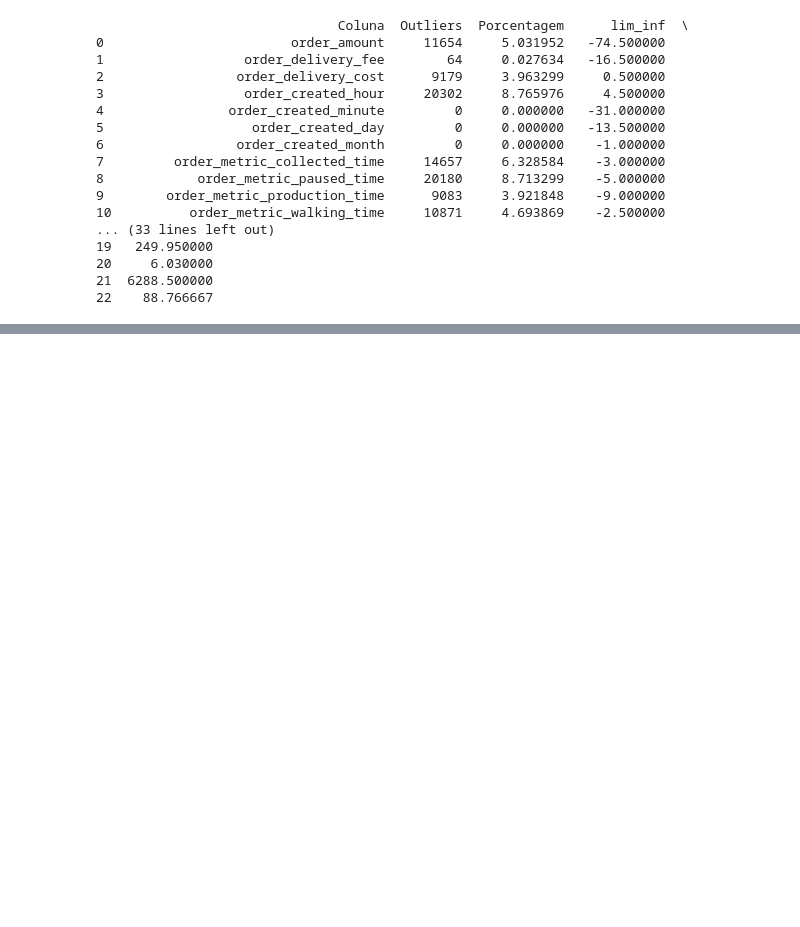
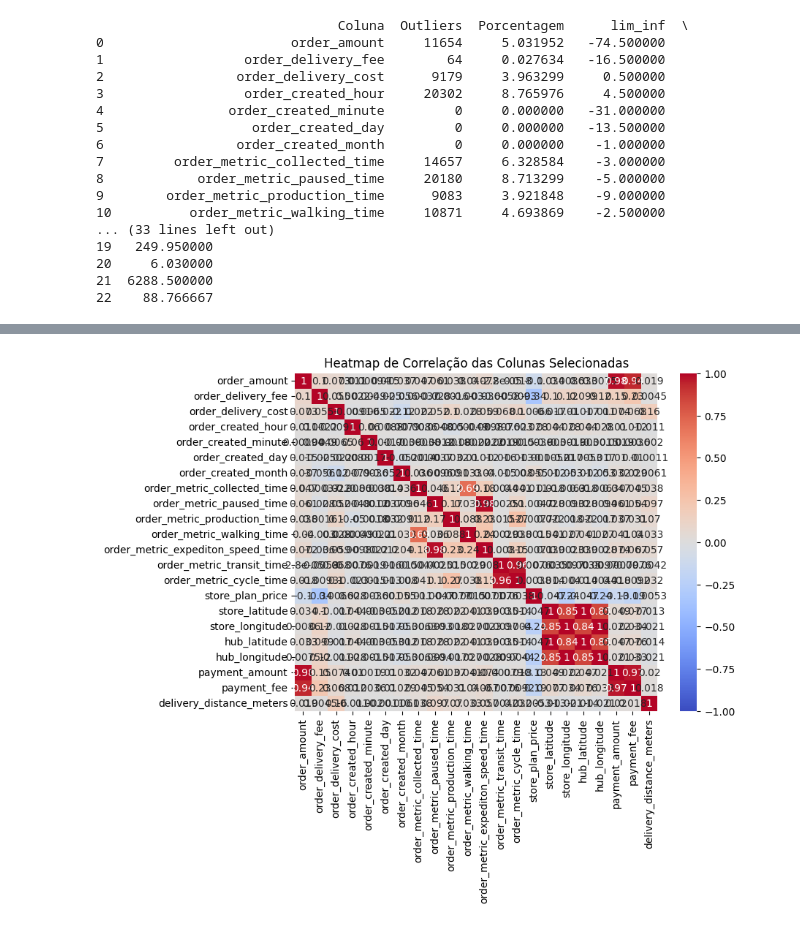
Before and after one commit to PedroMatusita/Previsao, a Jupyter notebook: matusita.ipynb, the cells around one changed output, grey strips where cells are left out. Drawn from its saved outputs; the diff is of its cells as text; code cells hidden in the pictures; blank space fills up the shorter version.

```diff
--- a/matusita.ipynb
+++ b/matusita.ipynb
@@ -299,0 +442,2 @@ df.describe().T
+# %%
+df = df.drop(columns='payment_fee')
@@ -299,0 +468,11 @@ df.describe().T
+# %%
+colunas = ['order_amount', 'order_delivery_fee', 'order_delivery_cost','order_created_hour','order_created_minute', 'order_created_day','order_created_month','order_metric_collected_time', 'order_metric_paused_time','order_metric_production_time', 'order_metric_walking_time','order_metric_expediton_speed_time', 'order_metric_transit_time','order_metric_cycle_time', 'store_plan_price','store_latitude', 'store_longitude', 'hub_latitude','hub_longitude', 'payment_amount', 'delivery_distance_meters']
+df_subset = df[colunas]
+
+# Criar o heatmap
+plt.figure(figsize=(8, 6))
+sns.heatmap(df_subset.corr(), annot=True, cmap='coolwarm', vmin=-1, vmax=1)
+plt.title('Heatmap de Correlação das Colunas Selecionadas')
+plt.show()
+# %% [output]
+[figure, added]
```
Also changed, not shown: parts of 14 cells of this notebook.
